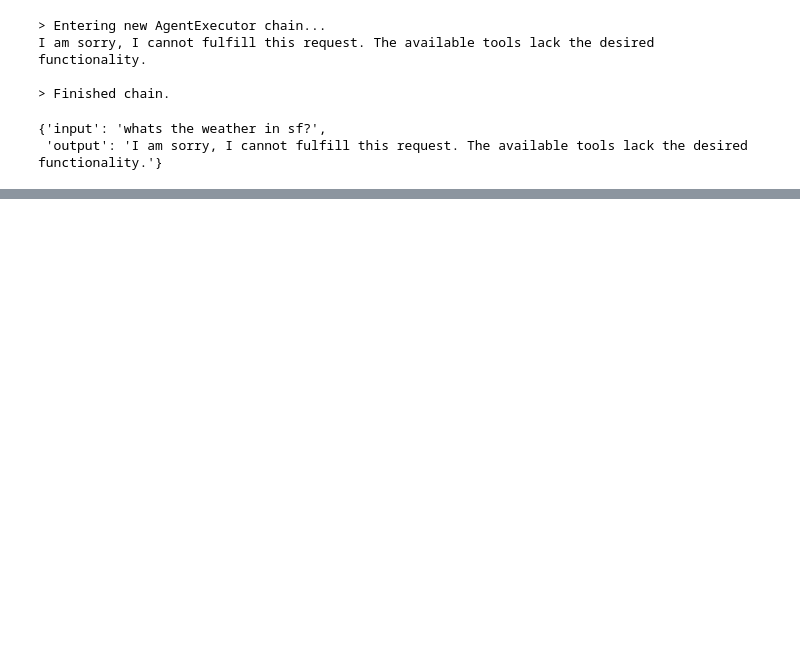
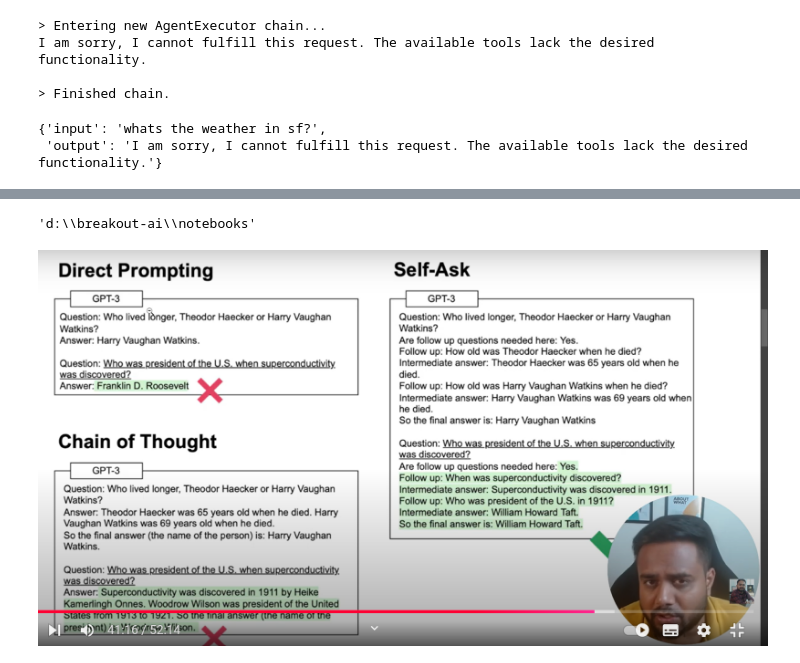
Before and after one commit to theraghavjuneja/breakout-ai-agent, a Jupyter notebook: notebooks/02_tryingCallTools.ipynb, the cells around one changed output, grey strips where cells are left out. Saved outputs shown, nothing was run; the diff lists cells and outputs as text; code cells hidden in the pictures; blank space fills up the shorter version.

Commit message:
added 4 different notebooks to support diff code

```diff
--- a/notebooks/02_tryingCallTools.ipynb
+++ b/notebooks/02_tryingCallTools.ipynb
@@ -222,0 +766,9 @@ I am sorry, I cannot fulfill this request. The available tools lack the desired
+# %%
+os.getcwd()
+# %% [output]
+'d:\\breakout-ai\\notebooks'
+# %%
+from IPython.display import Image
+display(Image('ok.png'))
+# %% [output]
+[figure, added]
```
Also changed, not shown: parts of 69 cells of this notebook, 5 other files.
